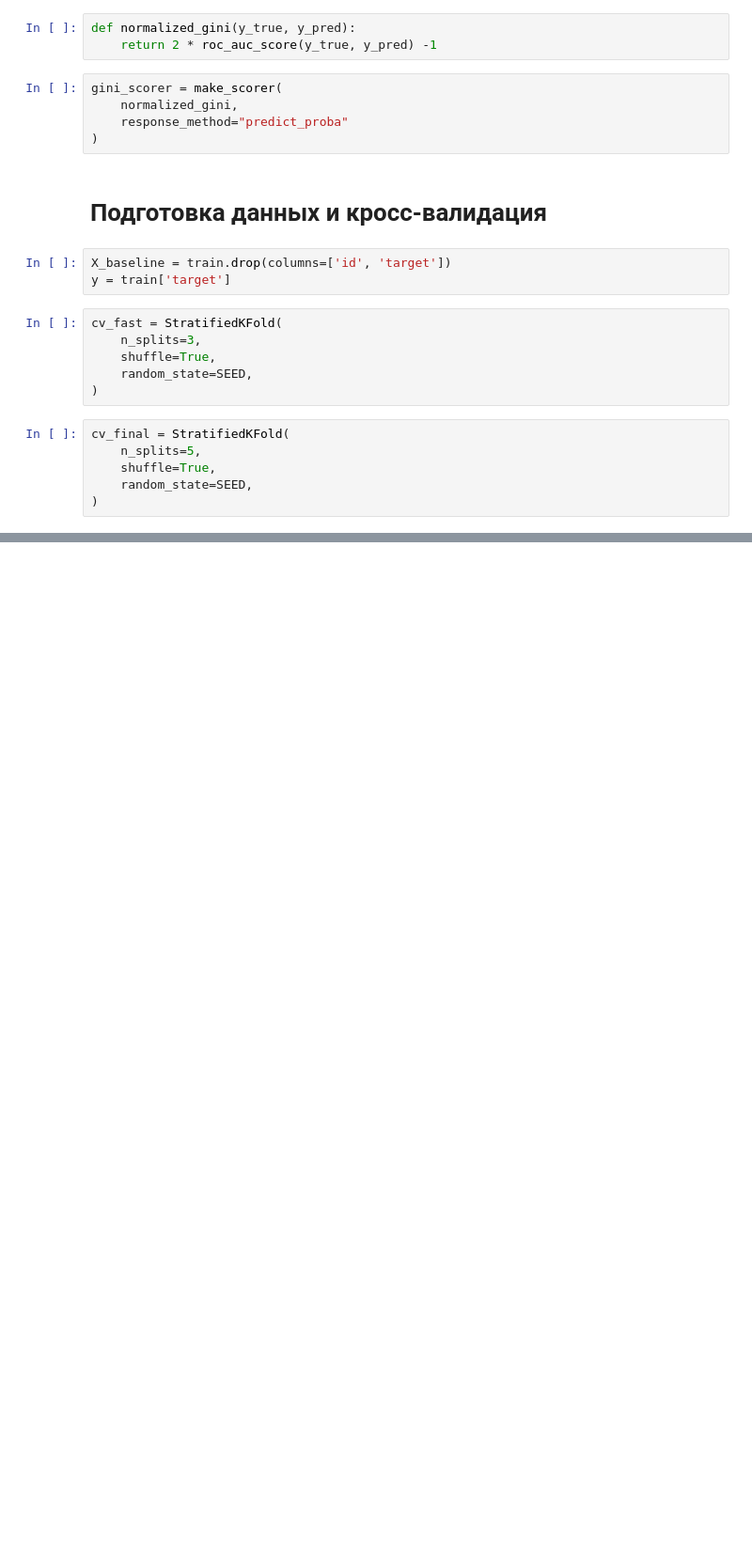
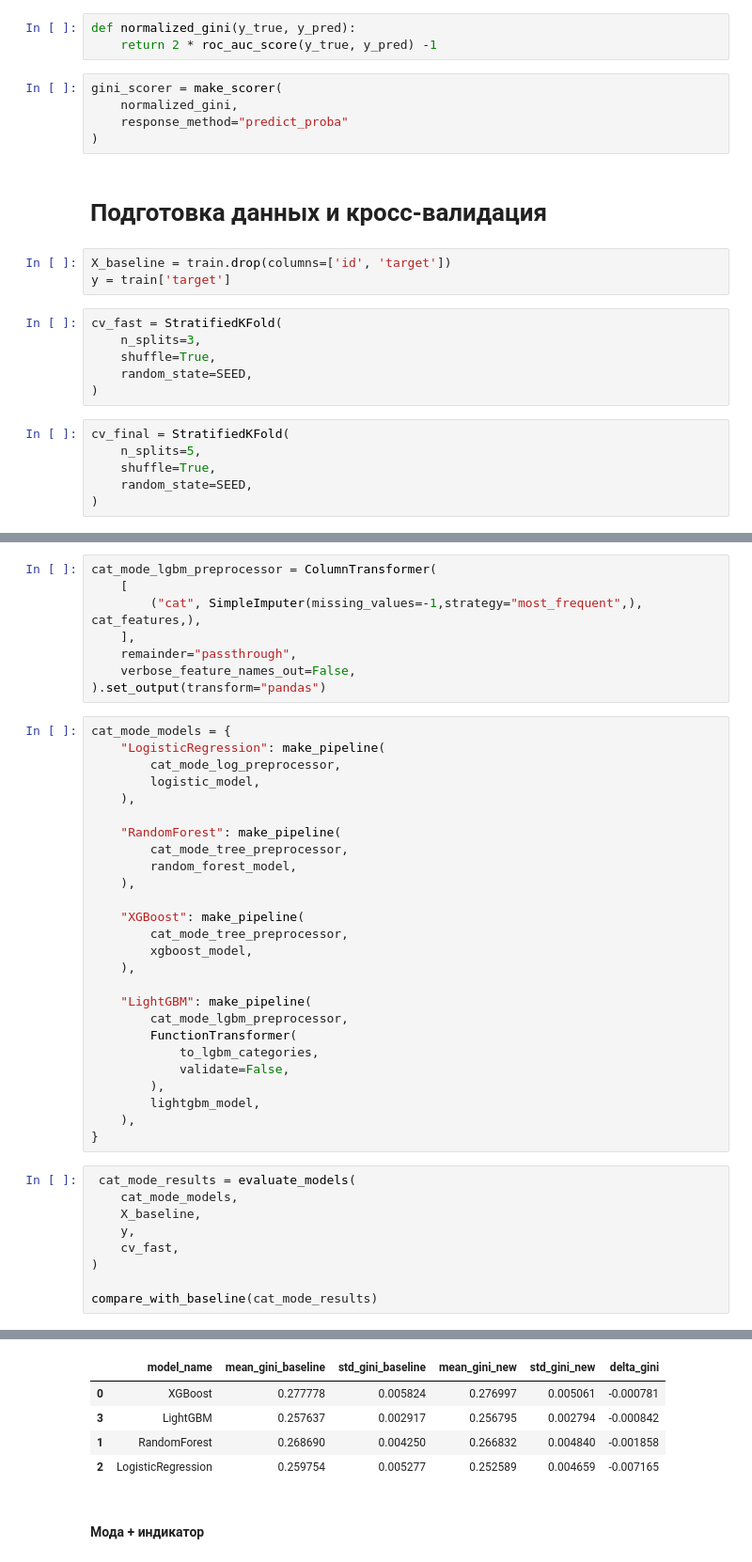
Before and after one commit to TMLechik/applied-ml-projects, a Jupyter notebook: research.ipynb, the cells around one changed output, grey strips where cells are left out. Shown at 94% size. Cells and saved outputs as stored; diff of their text form; blank space fills up the shorter version.

```diff
--- a/research.ipynb
+++ b/research.ipynb
@@ -632,0 +827,44 @@ missing_indicator_features = [
+# %%
+cat_mode_lgbm_preprocessor = ColumnTransformer(
+    [
+        ("cat", SimpleImputer(missing_values=-1,strategy="most_frequent",), cat_features,),
+    ],
+    remainder="passthrough",
+    verbose_feature_names_out=False,
+).set_output(transform="pandas")
+# %%
+cat_mode_models = {
+    "LogisticRegression": make_pipeline(
+        cat_mode_log_preprocessor,
+        logistic_model,
+    ),
+
+    "RandomForest": make_pipeline(
+        cat_mode_tree_preprocessor,
+        random_forest_model,
+    ),
+
+    "XGBoost": make_pipeline(
+        cat_mode_tree_preprocessor,
+        xgboost_model,
+    ),
+
+    "LightGBM": make_pipeline(
+        cat_mode_lgbm_preprocessor,
+        FunctionTransformer(
+            to_lgbm_categories,
+            validate=False,
+        ),
+        lightgbm_model,
+    ),
+}
+# %%
+ cat_mode_results = evaluate_models(
+    cat_mode_models,
+    X_baseline,
+    y,
+    cv_fast,
+)
+
+compare_with_baseline(cat_mode_results)
+# %% [output]
@@ -632,0 +888,7 @@ missing_indicator_features = [
+|  | model_name | mean_gini_baseline | std_gini_baseline | mean_gini_new | std_gini_new | delta_gini |
+| 0 | XGBoost | 0.277778 | 0.005824 | 0.276997 | 0.005061 | -0.000781 |
+| 3 | LightGBM | 0.257637 | 0.002917 | 0.256795 | 0.002794 | -0.000842 |
+| 1 | RandomForest | 0.268690 | 0.004250 | 0.266832 | 0.004840 | -0.001858 |
+| 2 | LogisticRegression | 0.259754 | 0.005277 | 0.252589 | 0.004659 | -0.007165 |
+# %% [markdown]
+#### Мода + индикатор
```
Also changed, not shown: parts of 159 cells of this notebook, 3 other files.
